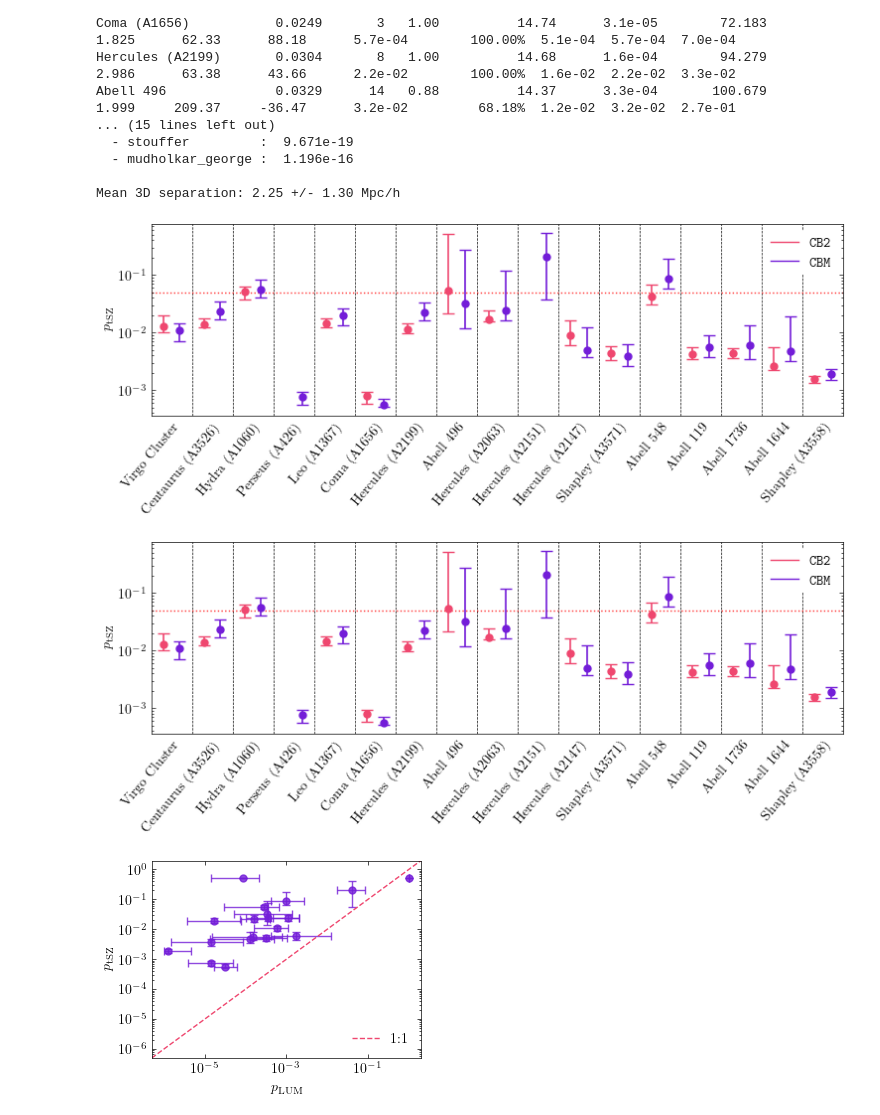
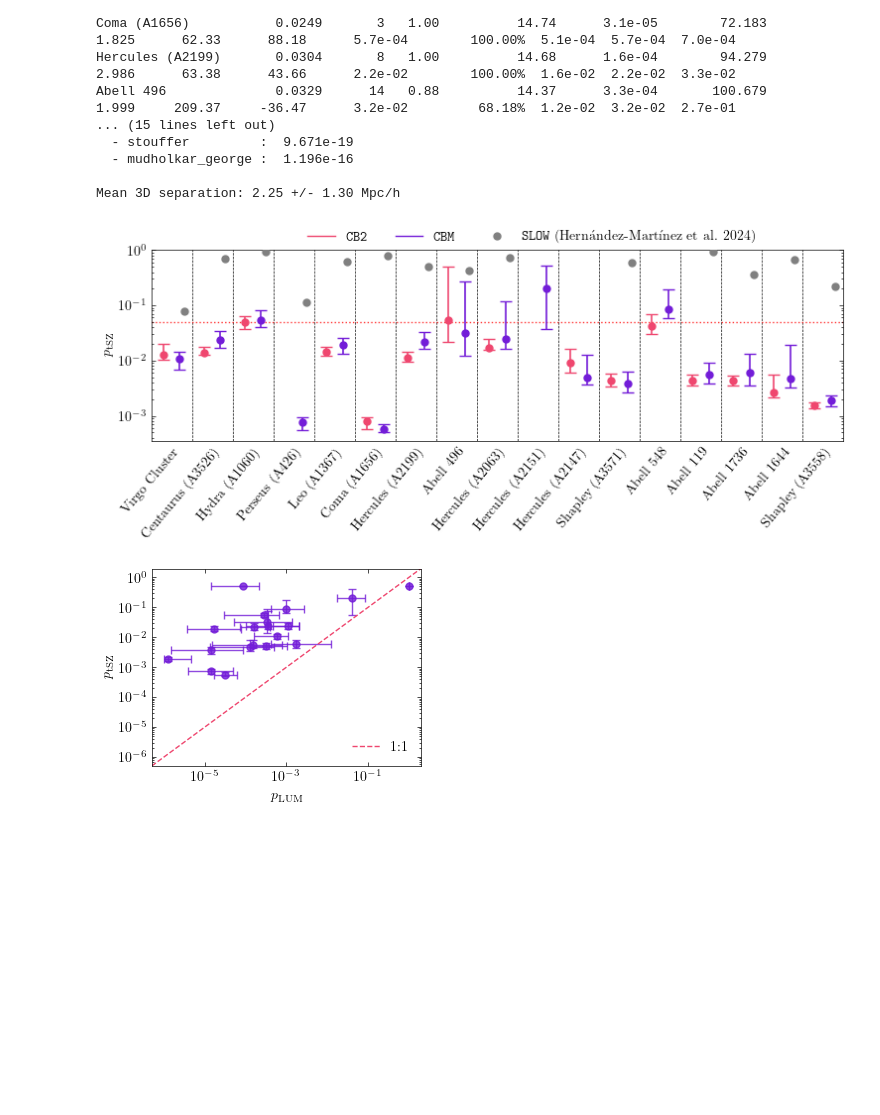
Before and after one commit to Richard-Sti/CMBOlympics, a Jupyter notebook: notebooks/score_individual_objects.ipynb, the cells around one changed output. Saved outputs shown, nothing was run; the diff lists cells and outputs as text; code cells hidden in the pictures; blank space fills up the shorter version.

```diff
--- a/notebooks/score_individual_objects.ipynb
+++ b/notebooks/score_individual_objects.ipynb
@@ -106,16 +106,17 @@ Mean 3D separation: 2.25 +/- 1.30 Mpc/h
 # %%
 fig, ax = plot_cluster_pvalue_percentiles(
     cfg, [matches_cb2, matches_manti], obs_clusters,
     suite_labels=[r"\texttt{CB2}", r"\texttt{CBM}"],
     suite_colors=COLORS[1:],
-    exclude_prefixes=["Norma", "Shapley (A3562)"]
+    exclude_prefixes=["Norma", "Shapley (A3562)"],
+    slow_path="/Users/rstiskalek/Projects/CMBOlympics/results/SLOW.hdf5",
+    slow_color='gray'
     )
 fig.savefig("/Users/rstiskalek/Downloads/cluster_pvalue_violins.pdf", dpi=300, bbox_inches="tight")
 
 display(fig)
 # %% [output]
-[figure, old version]
+[figure, new version]
-[figure, removed]
 # %%
 fig, ax = plot_pfeifer_vs_tsz(matches_manti)
 
```
